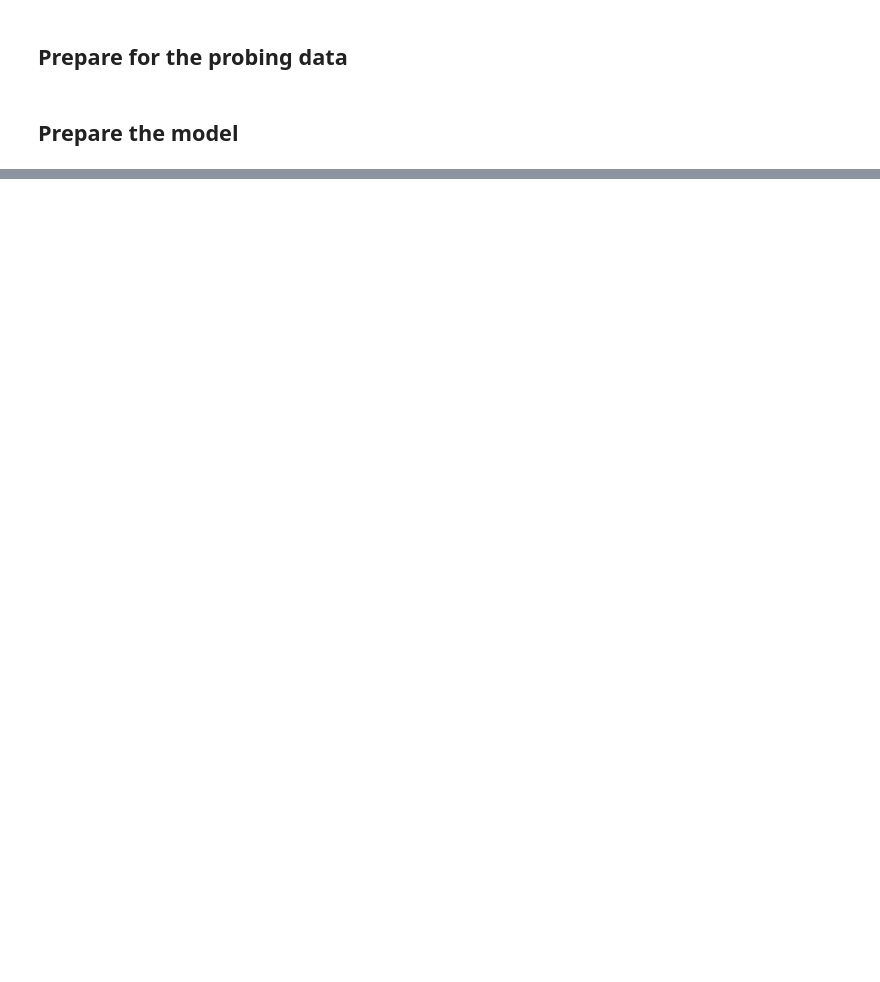
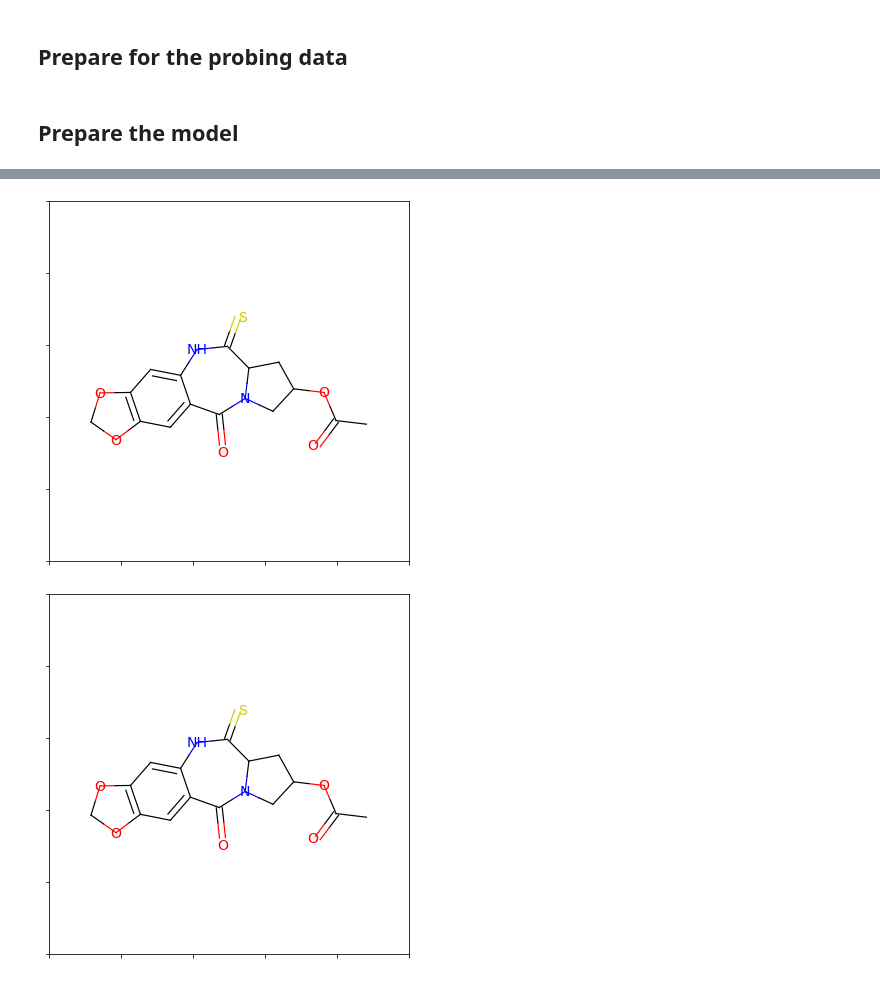
Before and after one commit to Joshua-Ren/P4_Graph, a Jupyter notebook: graph_probing_evaluations.ipynb, the cells around one changed output, grey strips where cells are left out. Cells and saved outputs as stored; diff of their text form; code cells hidden in the pictures; blank space fills up the shorter version.

```diff
--- a/graph_probing_evaluations.ipynb
+++ b/graph_probing_evaluations.ipynb
@@ -166,0 +241,8 @@ perf
+# %%
+tmp = valid_smiles[0]
+tmp_g = Chem.MolFromSmiles(tmp)
+# %%
+Draw.MolToMPL(tmp_g,size=(200,200))
+# %% [output]
+[figure, added]
+[figure, added]
```
Also changed, not shown: parts of 13 cells of this notebook, 4 other files.
